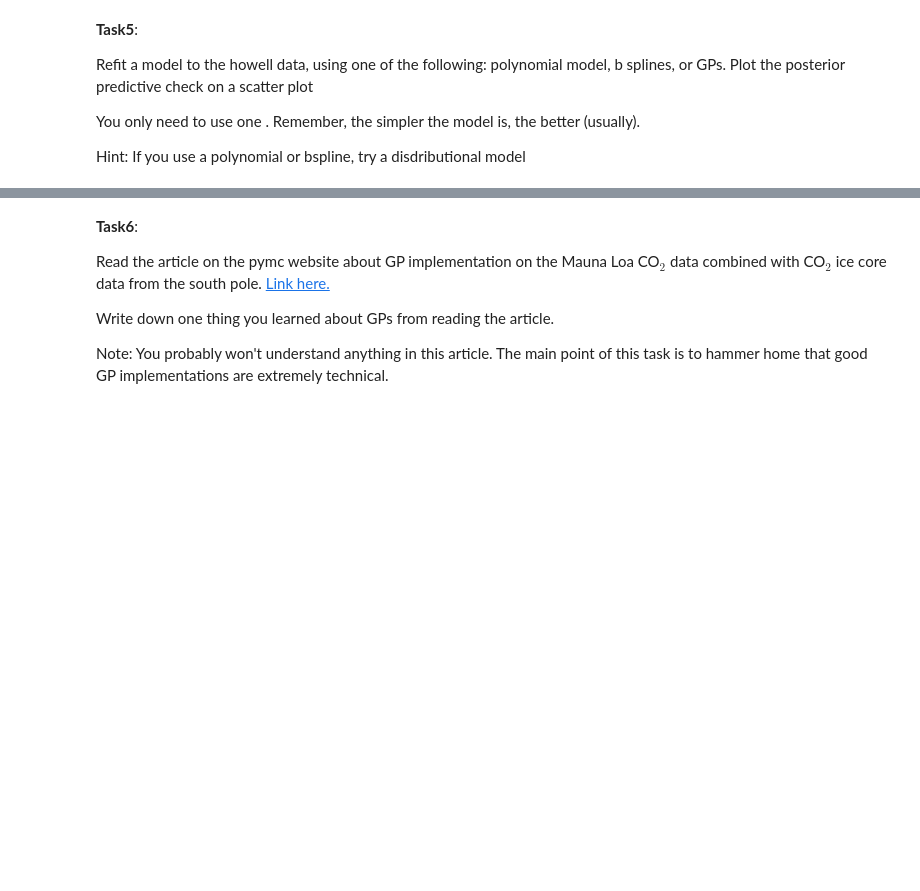
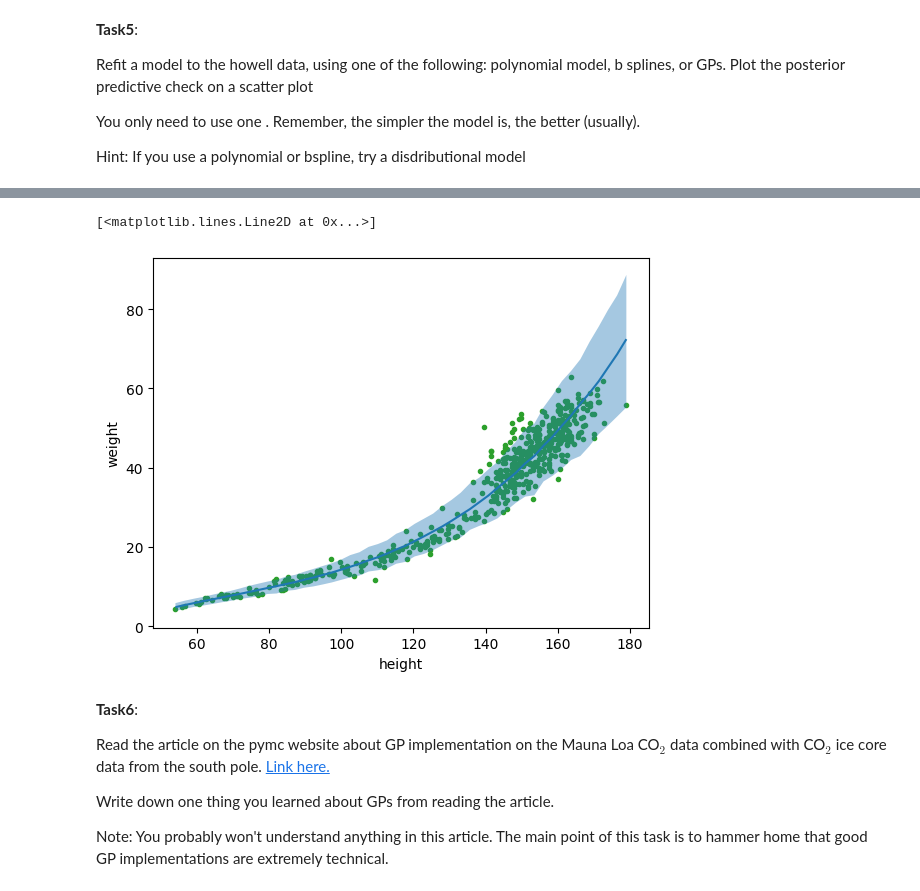
Before and after one commit to Ankit-LASA/Data-Science, a Jupyter notebook: Unit7/Unit7ExercisesSF.ipynb, the cells around one changed output, grey strips where cells are left out. Saved outputs shown, nothing was run; the diff lists cells and outputs as text; code cells hidden in the pictures; blank space fills up the shorter version.

```diff
--- a/Unit7/Unit7ExercisesSF.ipynb
+++ b/Unit7/Unit7ExercisesSF.ipynb
@@ -69,3 +71,6 @@ Plot the posterior predictive check on a scatter plot
 You only need to use one . Remember, the simpler the model is, the better (usually).
 
 Hint: If you use a polynomial or bspline, try a disdributional model
+# %%
+howell = pd.read_csv('https://raw.githubusercontent.com/thedarredondo/data-science-fundamentals/refs/heads/main/Data/howell.csv').dropna()
+howell
@@ -71,0 +91,9 @@ Hint: If you use a polynomial or bspline, try a disdributional model
+# %%
+#we need to specify the two distribution's relationships with a bambi method
+formula_howell = bmb.Formula(
+    "weight ~ poly(height, degree=3)",
+    "sigma ~ height"
+)
+# %%
+model_poly_1 = bmb.Model(formula_howell, howell)
+idata_poly_1 = model_poly_1.fit()
@@ -72,3 +103,9 @@ Hint: If you use a polynomial or bspline, try a disdributional model
+# %%
+bmb.interpret.plot_predictions(model_poly_1, idata_poly_1, "height", pps=True)
+plt.plot(howell.height, howell.weight, "C2.", zorder=-3)
+# %% [output]
+[<matplotlib.lines.Line2D at 0x...>]
+[figure, added]
 # %% [markdown]
 **Task6**:
 
```
Also changed, not shown: parts of 6 cells of this notebook.
